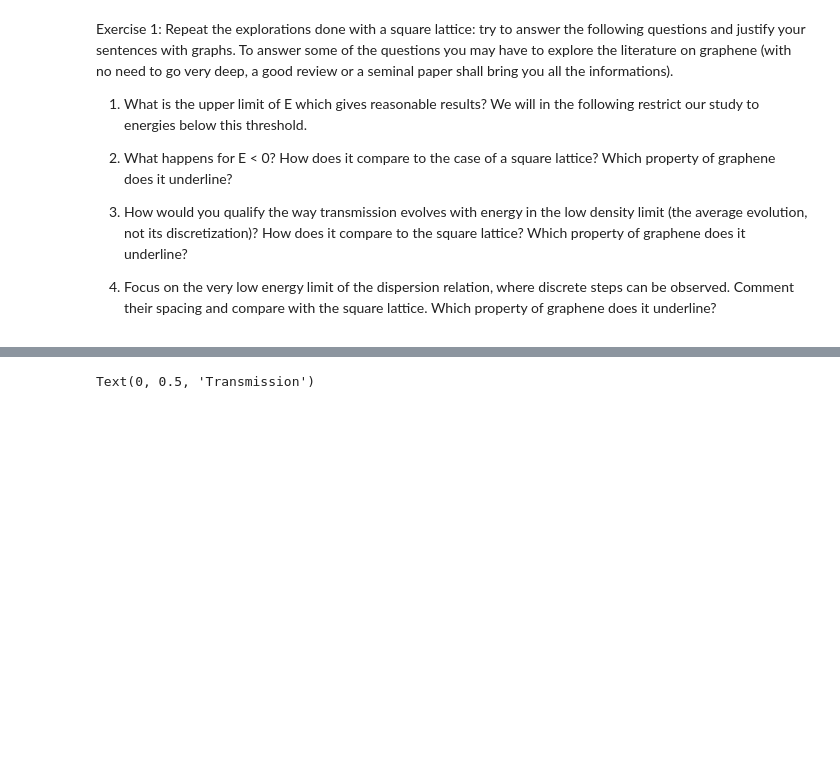
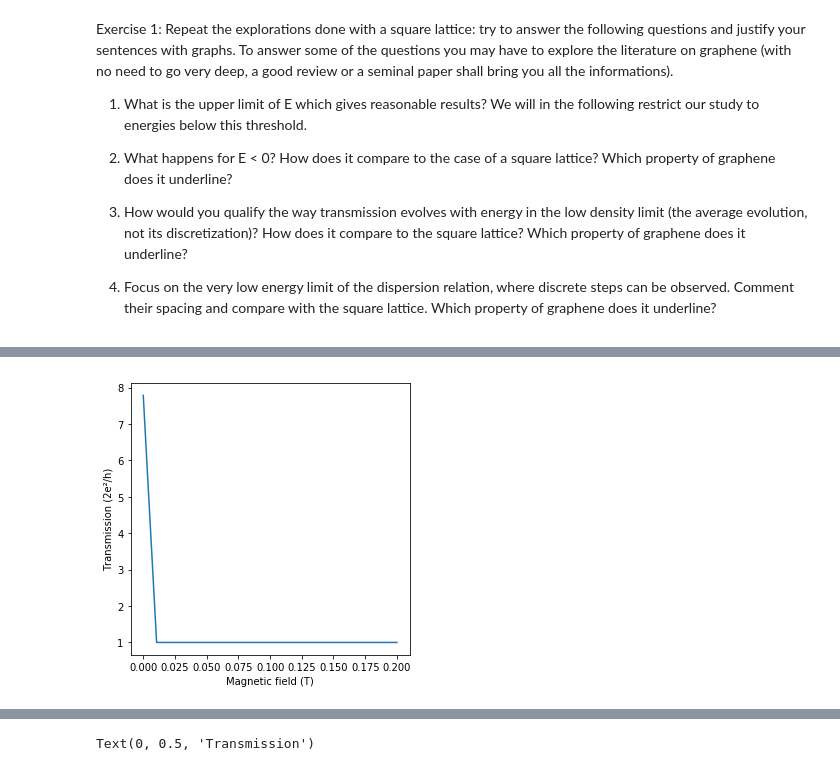
Before and after one commit to jeremiepirard/Kwant, a Jupyter notebook: GrapheneRibbon.ipynb, the cells around one changed output, grey strips where cells are left out. Cells and saved outputs as stored; diff of their text form; code cells hidden in the pictures; blank space fills up the shorter version.

```diff
--- a/GrapheneRibbon.ipynb
+++ b/GrapheneRibbon.ipynb
@@ -94,0 +110,3 @@ kwant.plotter.bands(graph.leads[0])
+# %%
+B_eff = 0.0
+#phi = B * 3*np.sqrt(3)/(2)*alat**2
@@ -127,0 +140,21 @@ kwant.plotter.bands(graph.leads[0])
+# %%
+N = 20 # number of magnetic field values
+B_eff_max = 0.2 # higher magnetic field
+B_effs = np.linspace(0, B_eff_max, N) # vector of the magnetic fields
+
+G = np.zeros([N,1])
+
+for i,B_eff in enumerate(B_effs):
+    params = SimpleNamespace(B_eff=B_eff)
+    smatrix = kwant.smatrix(sys, energy = Ef) # transmission matrix (here this)
+    T = smatrix.transmission(1, 0) # transmission value obtained from the left lead towards the right lead
+    G[i] = T
+
+plt.plot(B_effs,G)
+
+plt.xlabel('Magnetic field (T)')
+plt.ylabel('Transmission (2e²/h)')
+
+plt.show()
+# %% [output]
+[figure, added]
```
Also changed, not shown: parts of 22 cells of this notebook.
